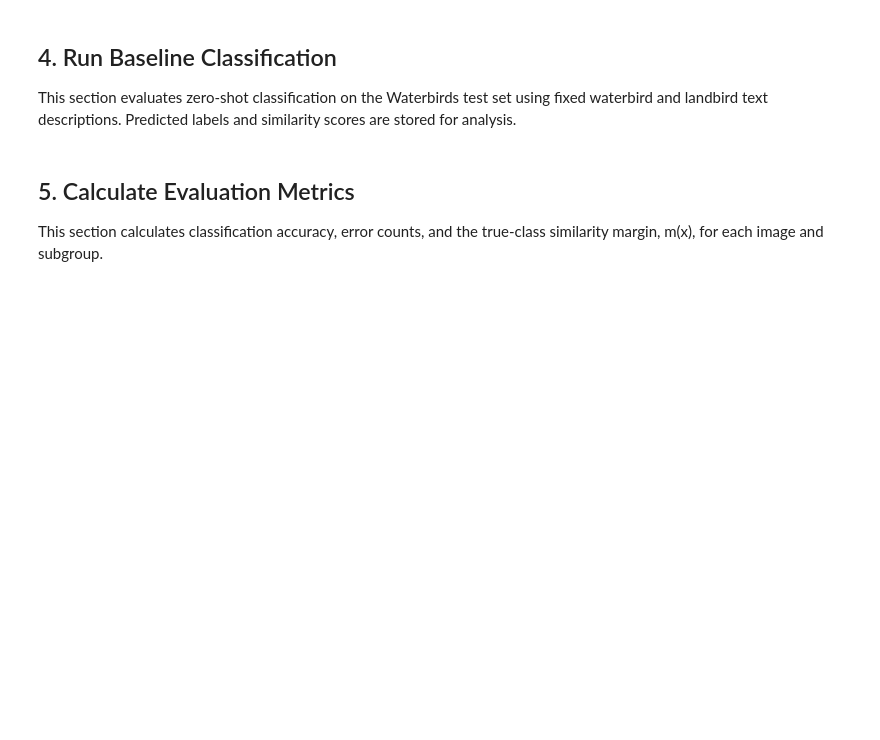
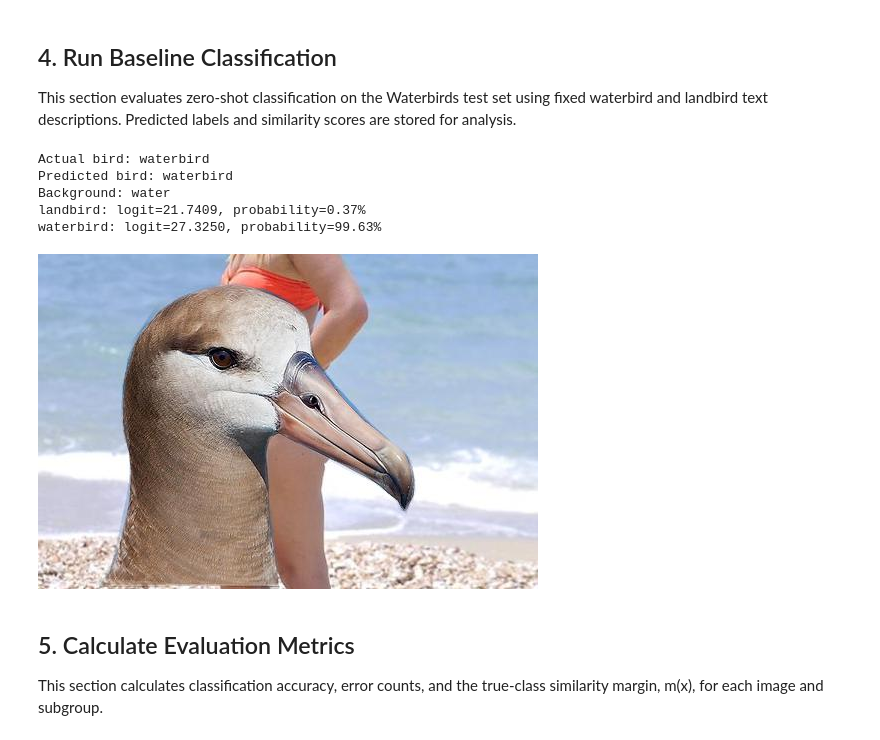
Before and after one commit to ffirani/jku-ai-visualization, a Jupyter notebook: Phase_1/Manual Team/Analysis.ipynb, the cells around one changed output. Drawn from its saved outputs; the diff is of its cells as text; code cells hidden in the pictures; blank space fills up the shorter version.

```diff
--- a/Phase_1/Manual Team/Analysis.ipynb
+++ b/Phase_1/Manual Team/Analysis.ipynb
@@ -21,7 +41,13 @@ from transformers import CLIPProcessor, CLIPModel
 
 This section loads the pretrained CLIP ViT-B/32 model and its processor and verifies image–text similarity outputs with sample inputs.
 # %%
+labels = ["landbird", "waterbird"]
+texts = ["a photo of a landbird.", "a photo of a waterbird."]
+
 model = CLIPModel.from_pretrained("openai/clip-vit-base-patch32")
+model = model.to(device)
+model.eval()
+
 processor = CLIPProcessor.from_pretrained("openai/clip-vit-base-patch32")
 # %% [markdown]
 ## 3. Prepare the Waterbirds Dataset
@@ -34,7 +72,37 @@ This section loads Waterbirds images, bird labels, background labels, and offici
 
 This section evaluates zero-shot classification on the Waterbirds test set using fixed waterbird and landbird text descriptions. Predicted labels and similarity scores are stored for analysis.
 # %%
-# Write your code here
+labels = ["landbird", "waterbird"]
+texts = ["a photo of a landbird.", "a photo of a waterbird."]
+
+inputs = processor(text=texts, images=image, return_tensors="pt", padding=True).to(device)
+with torch.no_grad():
+    outputs = model(**inputs)
+
+logits = outputs.logits_per_image
+probs = logits.softmax(dim=1)
+
+predicted_index = probs.argmax(dim=1).item()
+
+print("Actual bird:", labels[sample["label"]])
+print("Predicted bird:", labels[predicted_index])
+print("Background:", "land" if sample["place"] == 0 else "water")
+
+for i, label in enumerate(labels):
+    print(
+        f"{label}: "
+        f"logit={logits[0, i].item():.4f}, "
+        f"probability={probs[0, i].item():.2%}"
+    )
+
+display(image)
+# %% [output]
+Actual bird: waterbird
+Predicted bird: waterbird
+Background: water
+landbird: logit=21.7409, probability=0.37%
+waterbird: logit=27.3250, probability=99.63%
+[figure, added]
 # %% [markdown]
 ## 5. Calculate Evaluation Metrics
 
```
Also changed, not shown: parts of 2 cells of this notebook.
